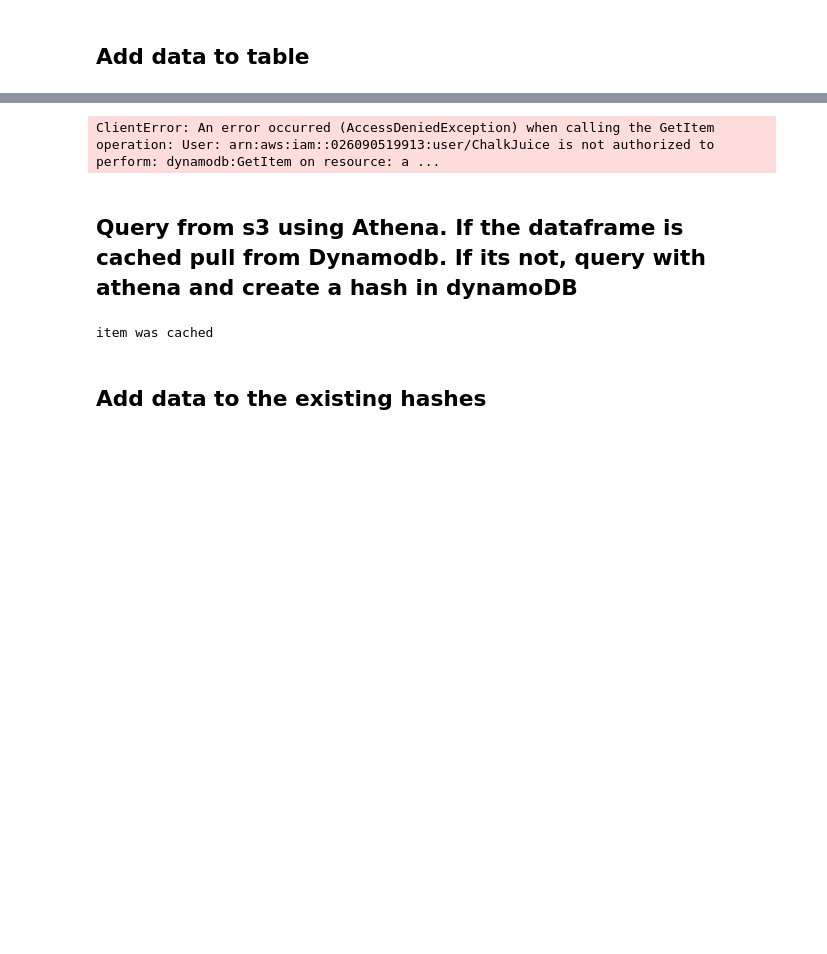
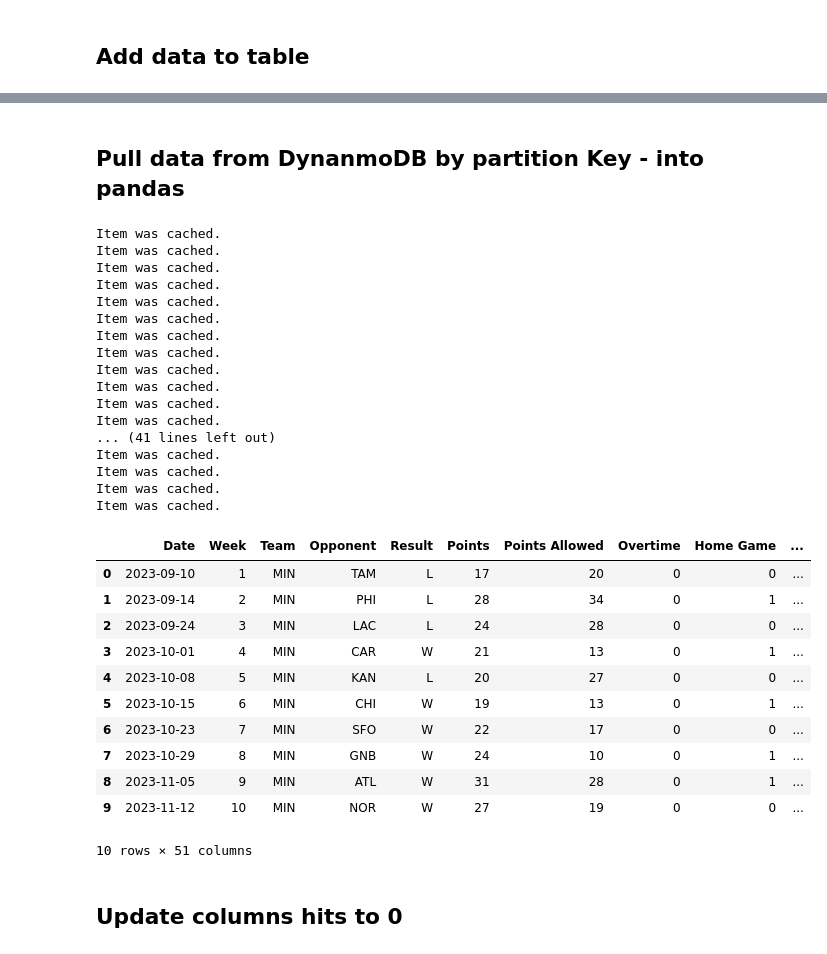
Before and after one commit to joel-day/chalkjuice, a Jupyter notebook: notebooks/dynamodb_caching.ipynb, the cells around one changed output, grey strips where cells are left out. Drawn from its saved outputs; the diff is of its cells as text; code cells hidden in the pictures; blank space fills up the shorter version.

```diff
--- a/notebooks/dynamodb_caching.ipynb
+++ b/notebooks/dynamodb_caching.ipynb
@@ -233,0 +232,22 @@ SELECT * FROM "nfl"."nfl_games_all" WHERE season = 1968 AND team = 'LVR';
+# %%
+for year in range(1967, 2024):
+
+    # Create query and query hash
+    query = f'''SELECT * FROM "nfl"."nfl_games_all" WHERE season = {year};'''
+    print(query)
+
+    query_hash = hash_query(query)
+
+    # Save query results as json
+    query_execution_id = query_athena(query, athena_client, ATHENA_DATABASE, ATHENA_OUTPUT_BUCKET)
+    df = create_df_from_athena_query(query_execution_id, athena_client)
+
+    df['Date'] = pd.to_datetime(df['Date'])  # Convert date column to datetime
+
+    df = df.sort_values(by=['Season', 'Date'], ascending=[False, True])
+
+    df['Date'] = df['Date'].astype(str)  # Convert the Date column to string
+    compressed_json = compress_json(df)
+
+    # Store the query hash and the resulting data into dynamoDB
+    add_data_to_table(dynamodb_client, query_hash, compressed_json, ATHENA_TABLE, team, year)
@@ -234,3 +272,5 @@ SELECT * FROM "nfl"."nfl_games_all" WHERE season = 1968 AND team = 'LVR';
+# %% [markdown]
+## Pull data from DynanmoDB by partition Key - into pandas
 # %%
 def get_cached_result(query: str) -> pd.DataFrame:
 
@@ -262,11 +305,37 @@ def get_cached_result(query: str) -> pd.DataFrame:
         return None
 # %%
 for year in range(1967, 2024):
-    query = f'''SELECT * FROM chalkjuice_data WHERE season = {year} AND team = 'MIN';'''
+    query = f'''SELECT * FROM "nfl"."nfl_games_all" WHERE season = {year} AND team = 'MIN';'''
     df = get_cached_result(query)
 
 df.head(10)
 # %% [output]
-ClientError: An error occurred (AccessDeniedException) when calling the GetItem operation: User: arn:aws:iam::026090519913:user/ChalkJuice is not authorized to perform: dynamodb:GetItem on resource: a ...
+Item was cached.
+Item was cached.
+Item was cached.
+Item was cached.
+Item was cached.
+Item was cached.
+Item was cached.
+Item was cached.
+Item was cached.
+Item was cached.
+Item was cached.
+Item was cached.
+... (41 lines left out)
+Item was cached.
+Item was cached.
+Item was cached.
+Item was cached.
+|  | Date | Week | Team | Opponent | Result | Points | Points Allowed | Overtime | Home Game | ... |
+| 0 | 2023-09-10 | 1 | MIN | TAM | L | 17 | 20 | 0 | 0 | ... |
+| 1 | 2023-09-14 | 2 | MIN | PHI | L | 28 | 34 | 0 | 1 | ... |
+| 2 | 2023-09-24 | 3 | MIN | LAC | L | 24 | 28 | 0 | 0 | ... |
+| 3 | 2023-10-01 | 4 | MIN | CAR | W | 21 | 13 | 0 | 1 | ... |
+| 4 | 2023-10-08 | 5 | MIN | KAN | L | 20 | 27 | 0 | 0 | ... |
+| 5 | 2023-10-15 | 6 | MIN | CHI | W | 19 | 13 | 0 | 1 | ... |
+| 6 | 2023-10-23 | 7 | MIN | SFO | W | 22 | 17 | 0 | 0 | ... |
+| 7 | 2023-10-29 | 8 | MIN | GNB | W | 24 | 10 | 0 | 1 | ... |
+| 8 | 2023-11-05 | 9 | MIN | ATL | W | 31 | 28 | 0 | 1 | ... |
+| 9 | 2023-11-12 | 10 | MIN | NOR | W | 27 | 19 | 0 | 0 | ... |
+10 rows × 51 columns
-# %% [markdown]
-## Query from s3 using Athena. If the dataframe is cached pull from Dynamodb. If its not, query with athena and create a hash in dynamoDB
@@ -312,10 +342,3 @@ def get_df_try_hash(query):
-# %%
-# Example Usage
-query = 'SELECT * FROM chalkjuice_data WHERE season = 1988;'
-#query = "SELECT * FROM chalkjuice_data WHERE season = 2023;"
-df = get_df_try_hash(query)
-# %% [output]
-item was cached
-# %% [markdown]
-## Add data to the existing hashes
+# %% [markdown]
+## Update columns hits to 0
 # %%
```
Also changed, not shown: parts of 12 cells of this notebook, 1 other file.
